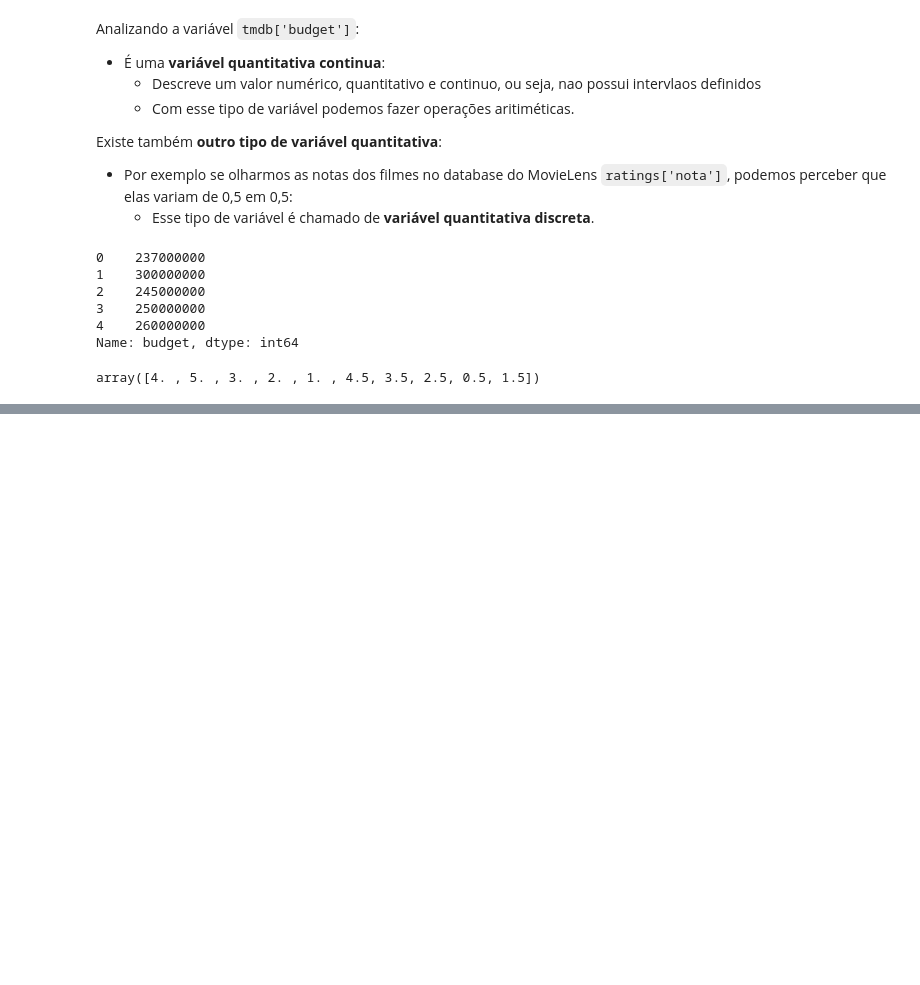
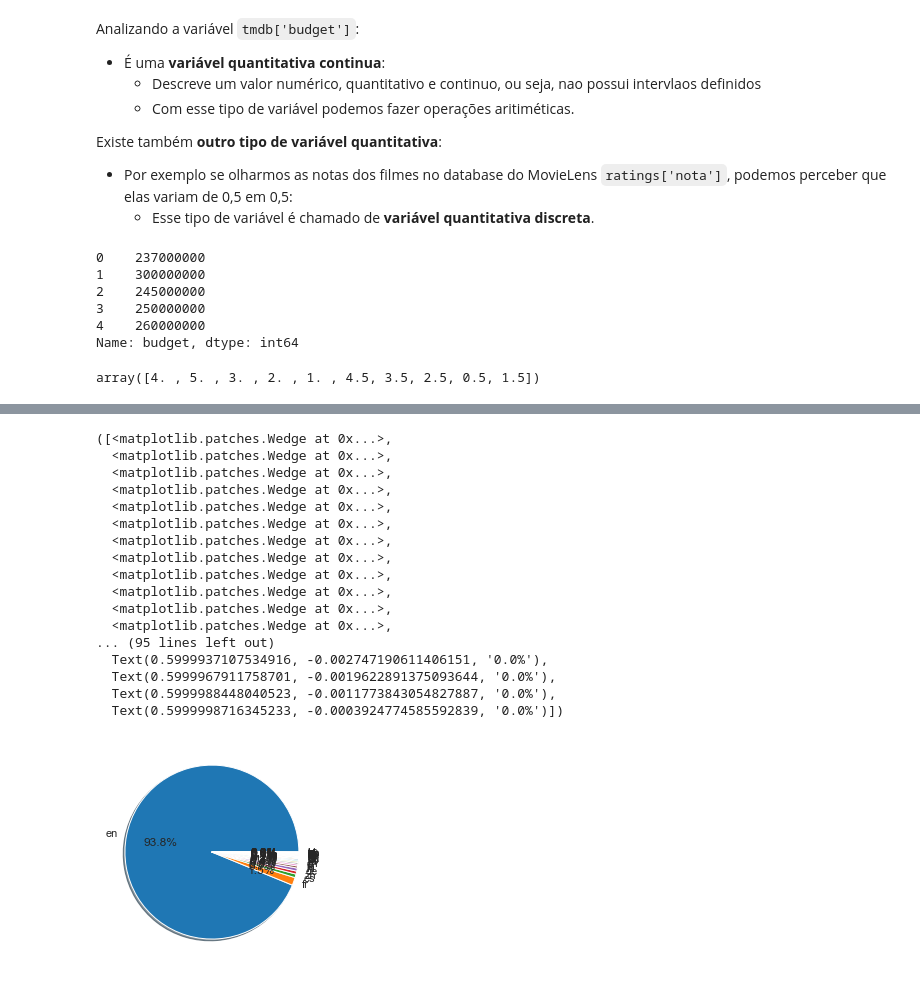
Before and after one commit to juancostaa/Alura-Data-Science-Studies, a Jupyter notebook: introducao-a-data-science-aula0/Alura-DataScience.ipynb, the cells around one changed output, grey strips where cells are left out. Drawn from its saved outputs; the diff is of its cells as text; code cells hidden in the pictures; blank space fills up the shorter version.

```diff
--- a/introducao-a-data-science-aula0/Alura-DataScience.ipynb
+++ b/introducao-a-data-science-aula0/Alura-DataScience.ipynb
@@ -249,0 +275,22 @@ array([4. , 5. , 3. , 2. , 1. , 4.5, 3.5, 2.5, 0.5, 1.5])
+# %%
+#Esse é um gráfico de pizza, que mostra a porcentagem de filmes de cada língua. Porém esse tipo de gráfico deve ser sempre evitado!
+plt.pie(contagem_lingua["total"], labels=contagem_lingua["original_language"], autopct='%1.1f%%', shadow=True)
+# %% [output]
+([<matplotlib.patches.Wedge at 0x...>,
+  <matplotlib.patches.Wedge at 0x...>,
+  <matplotlib.patches.Wedge at 0x...>,
+  <matplotlib.patches.Wedge at 0x...>,
+  <matplotlib.patches.Wedge at 0x...>,
+  <matplotlib.patches.Wedge at 0x...>,
+  <matplotlib.patches.Wedge at 0x...>,
+  <matplotlib.patches.Wedge at 0x...>,
+  <matplotlib.patches.Wedge at 0x...>,
+  <matplotlib.patches.Wedge at 0x...>,
+  <matplotlib.patches.Wedge at 0x...>,
+  <matplotlib.patches.Wedge at 0x...>,
+... (95 lines left out)
+  Text(0.5999937107534916, -0.002747190611406151, '0.0%'),
+  Text(0.5999967911758701, -0.0019622891375093644, '0.0%'),
+  Text(0.5999988448040523, -0.0011773843054827887, '0.0%'),
+  Text(0.5999998716345233, -0.0003924774585592839, '0.0%')])
+[figure, added]
```
Also changed, not shown: parts of 12 cells of this notebook.
